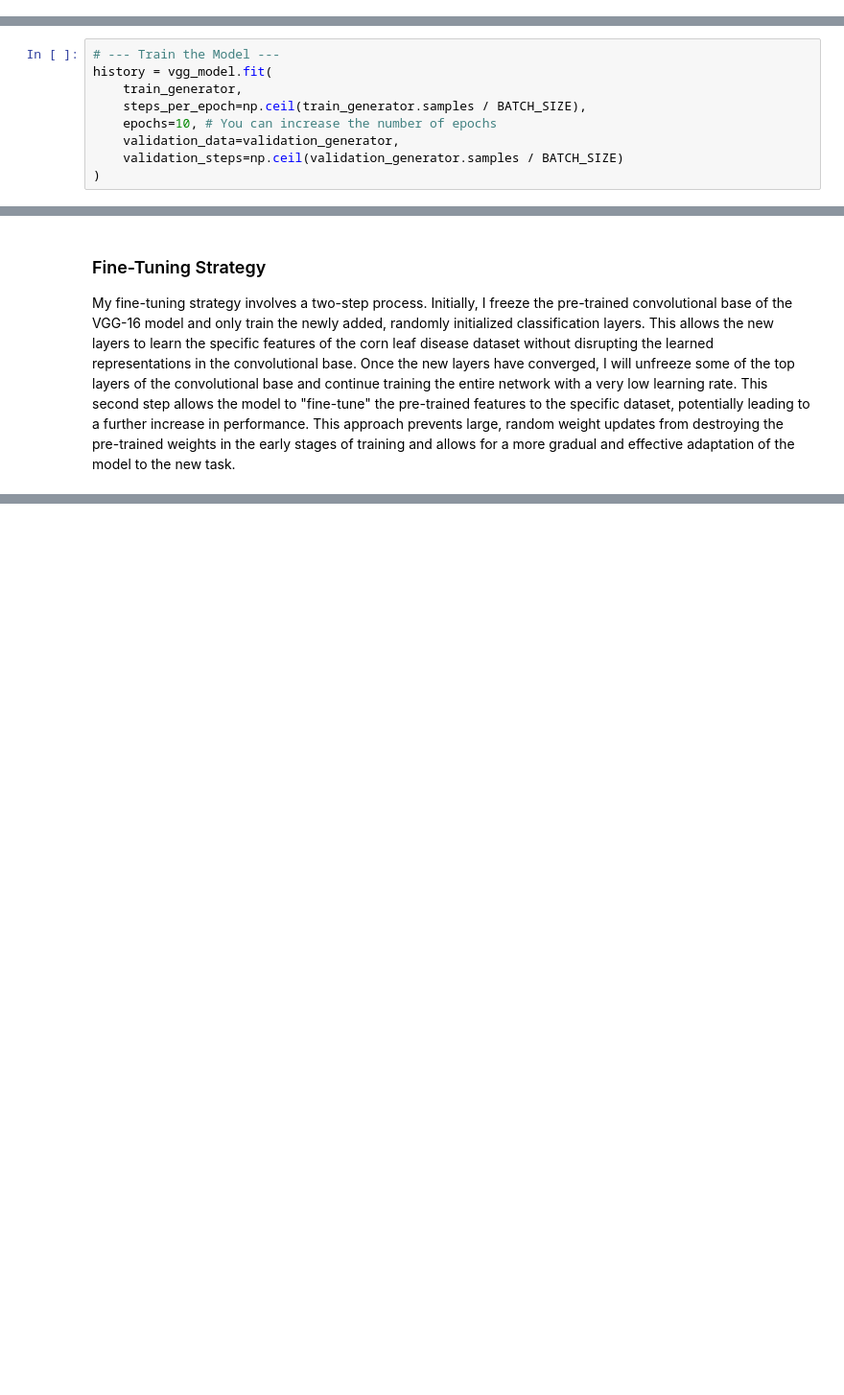
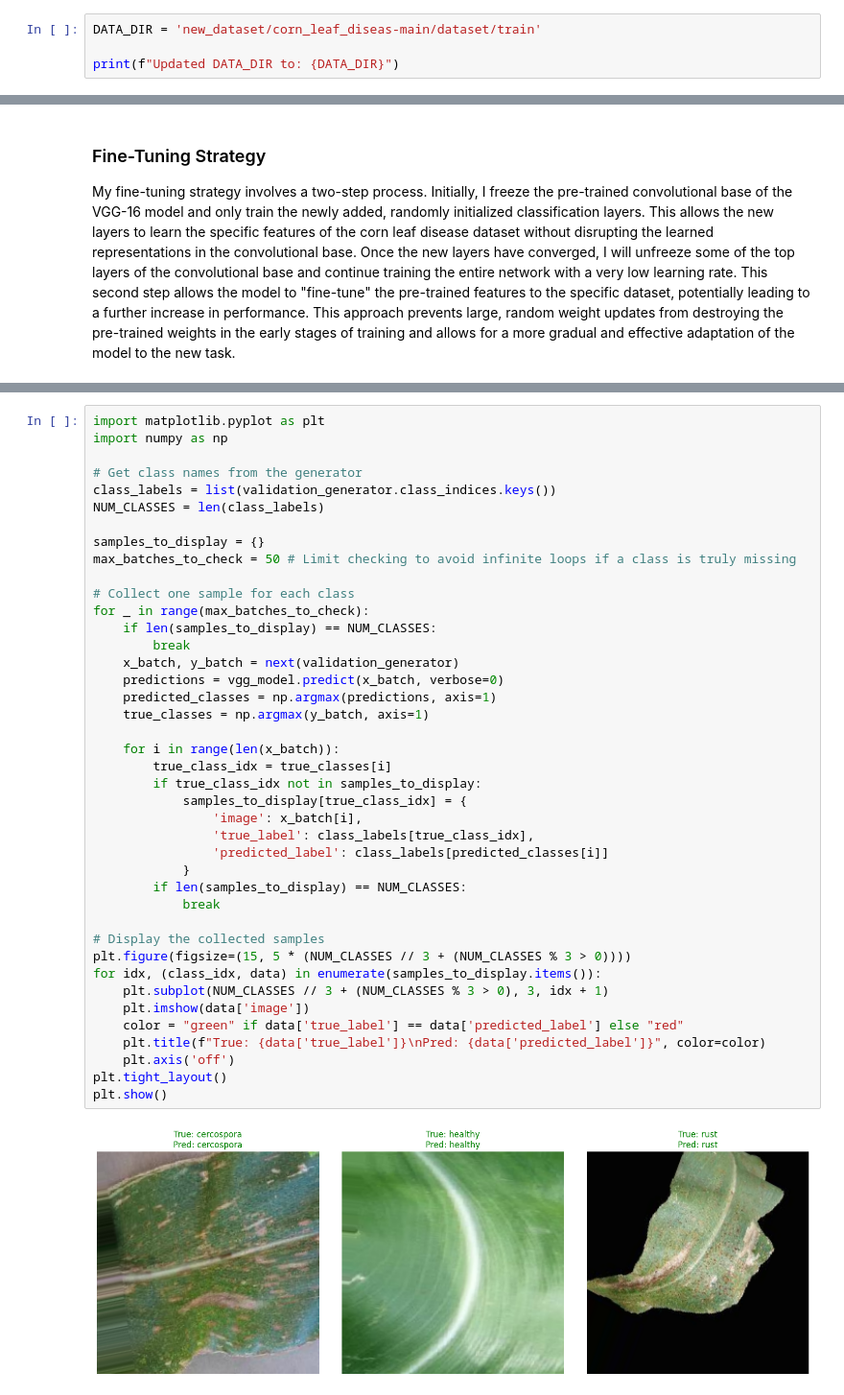
Before and after one commit to fauzi-tsani/corn_leaf_diseas, a Jupyter notebook: corn_leaf_disease_cnn.ipynb, the cells around one changed output, grey strips where cells are left out. Shown: that part at 96% size. Drawn from its saved outputs; the diff is of its cells as text; blank space fills up the shorter version.

```diff
--- a/corn_leaf_disease_cnn.ipynb
+++ b/corn_leaf_disease_cnn.ipynb
@@ -58,0 +53,4 @@ Class indices: {'Corn_(maize)___Cercospora_leaf_spot Gray_leaf_spot': 0, 'Corn_(
+# %%
+DATA_DIR = 'new_dataset/corn_leaf_diseas-main/dataset/train'
+
+print(f"Updated DATA_DIR to: {DATA_DIR}")
@@ -123,9 +205,0 @@ Model: "sequential"
-# %%
-# --- Train the Model ---
-history = vgg_model.fit(
-    train_generator,
-    steps_per_epoch=np.ceil(train_generator.samples / BATCH_SIZE),
-    epochs=10, # You can increase the number of epochs
-    validation_data=validation_generator,
-    validation_steps=np.ceil(validation_generator.samples / BATCH_SIZE)
-)
@@ -182,0 +243,43 @@ My fine-tuning strategy involves a two-step process. Initially, I freeze the pre
+# %%
+import matplotlib.pyplot as plt
+import numpy as np
+
+# Get class names from the generator
+class_labels = list(validation_generator.class_indices.keys())
+NUM_CLASSES = len(class_labels)
+
+samples_to_display = {}
+max_batches_to_check = 50 # Limit checking to avoid infinite loops if a class is truly missing
+
+# Collect one sample for each class
+for _ in range(max_batches_to_check):
+    if len(samples_to_display) == NUM_CLASSES:
+        break
+    x_batch, y_batch = next(validation_generator)
+    predictions = vgg_model.predict(x_batch, verbose=0)
+    predicted_classes = np.argmax(predictions, axis=1)
+    true_classes = np.argmax(y_batch, axis=1)
+
+    for i in range(len(x_batch)):
+        true_class_idx = true_classes[i]
+        if true_class_idx not in samples_to_display:
+            samples_to_display[true_class_idx] = {
+                'image': x_batch[i],
+                'true_label': class_labels[true_class_idx],
+                'predicted_label': class_labels[predicted_classes[i]]
+            }
+        if len(samples_to_display) == NUM_CLASSES:
+            break
+
+# Display the collected samples
+plt.figure(figsize=(15, 5 * (NUM_CLASSES // 3 + (NUM_CLASSES % 3 > 0))))
+for idx, (class_idx, data) in enumerate(samples_to_display.items()):
+    plt.subplot(NUM_CLASSES // 3 + (NUM_CLASSES % 3 > 0), 3, idx + 1)
+    plt.imshow(data['image'])
+    color = "green" if data['true_label'] == data['predicted_label'] else "red"
+    plt.title(f"True: {data['true_label']}\nPred: {data['predicted_label']}", color=color)
+    plt.axis('off')
+plt.tight_layout()
+plt.show()
+# %% [output]
+[figure, added]
```
Also changed, not shown: parts of 13 cells of this notebook.
